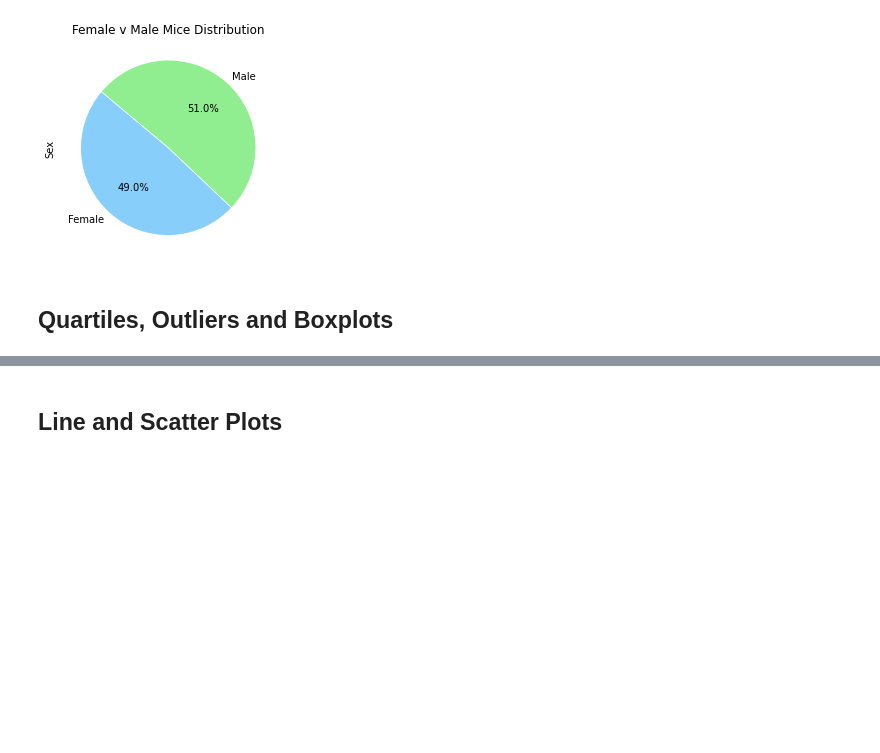
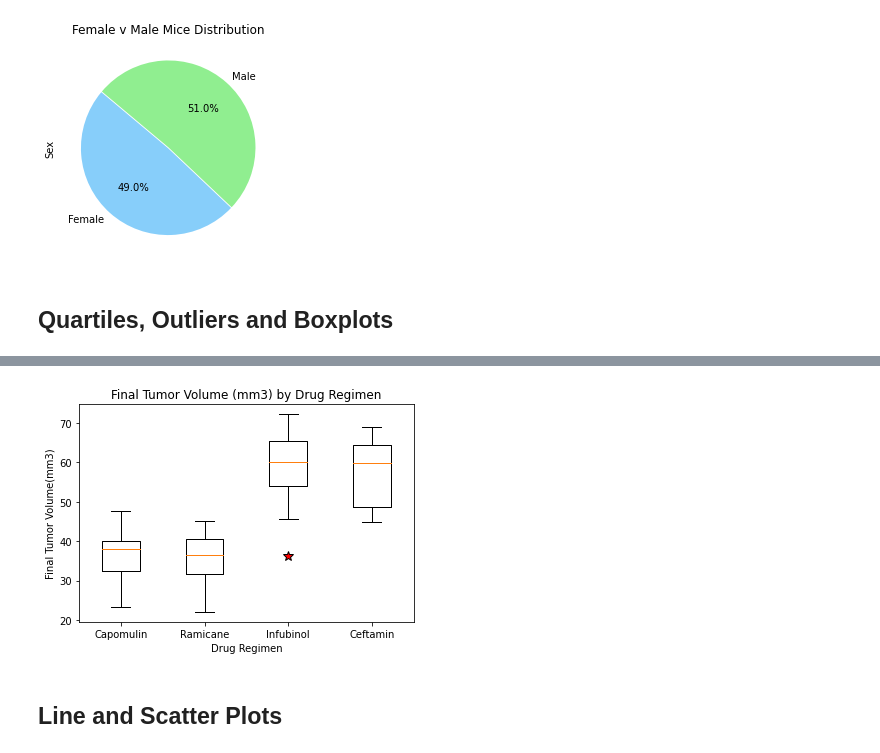
Before and after one commit to nouyang0620/matplotlib-challenge, a Jupyter notebook: Pymaceuticals/pymaceuticals_starter.ipynb, the cells around one changed output, grey strips where cells are left out. Cells and saved outputs as stored; diff of their text form; code cells hidden in the pictures; blank space fills up the shorter version.

```diff
--- a/Pymaceuticals/pymaceuticals_starter.ipynb
+++ b/Pymaceuticals/pymaceuticals_starter.ipynb
@@ -222,6 +226,11 @@ plt.show()
 # Capomulin, Ramicane, Infubinol, and Ceftamin
 
 # Start by getting the last (greatest) timepoint for each mouse
+last_timepoint = complete_data.groupby(['Mouse ID'])['Timepoint'].max()
 
 
 # Merge this group df with the original dataframe to get the tumor volume at the last timepoint
+last_tp_df = pd.merge(complete_data, last_timepoint, how='right', on=('Mouse ID', 'Timepoint'))
+
+# Display
+last_tp_df
@@ -245,4 +310,16 @@ plt.show()
 # %%
 # Generate a box plot of the final tumor volume of each mouse across four regimens of interest
+fig1, tumor_plot = plt.subplots()
+tumor_plot.boxplot(tumor_vol, labels=regimens, flierprops={'markerfacecolor': 'r', 'markersize':10,'marker': '*'})
+
+# Set labels
+tumor_plot.set_title("Final Tumor Volume (mm3) by Drug Regimen")
+tumor_plot.set_xlabel("Drug Regimen")
+tumor_plot.set_ylabel("Final Tumor Volume(mm3)")
+
+# Display
+plt.show()
+# %% [output]
+[figure, added]
 # %% [markdown]
 ## Line and Scatter Plots
```
Also changed, not shown: parts of 14 cells of this notebook.
